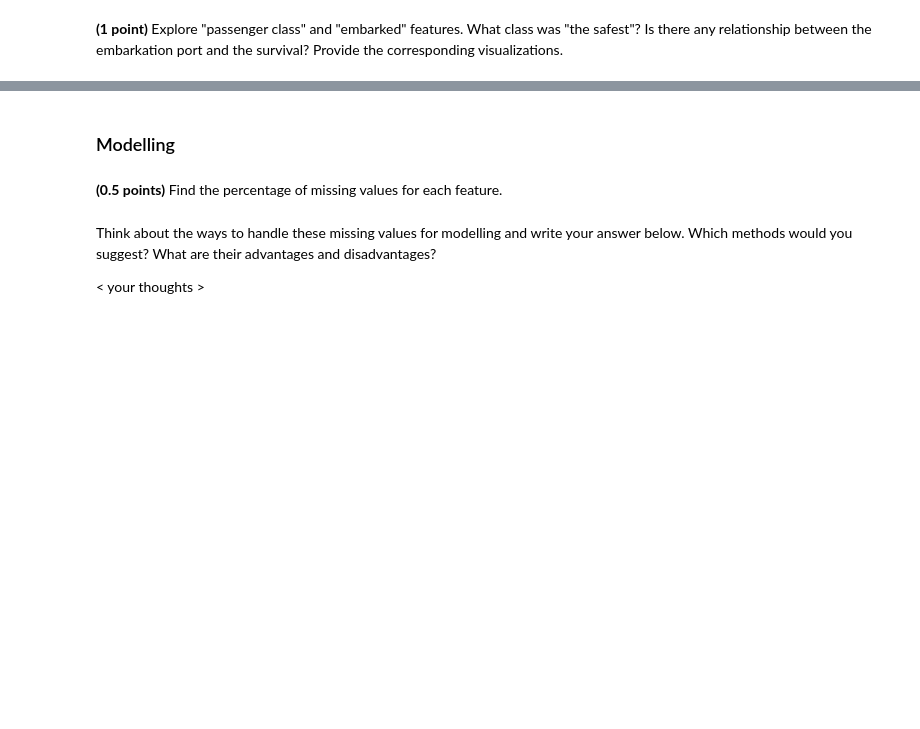
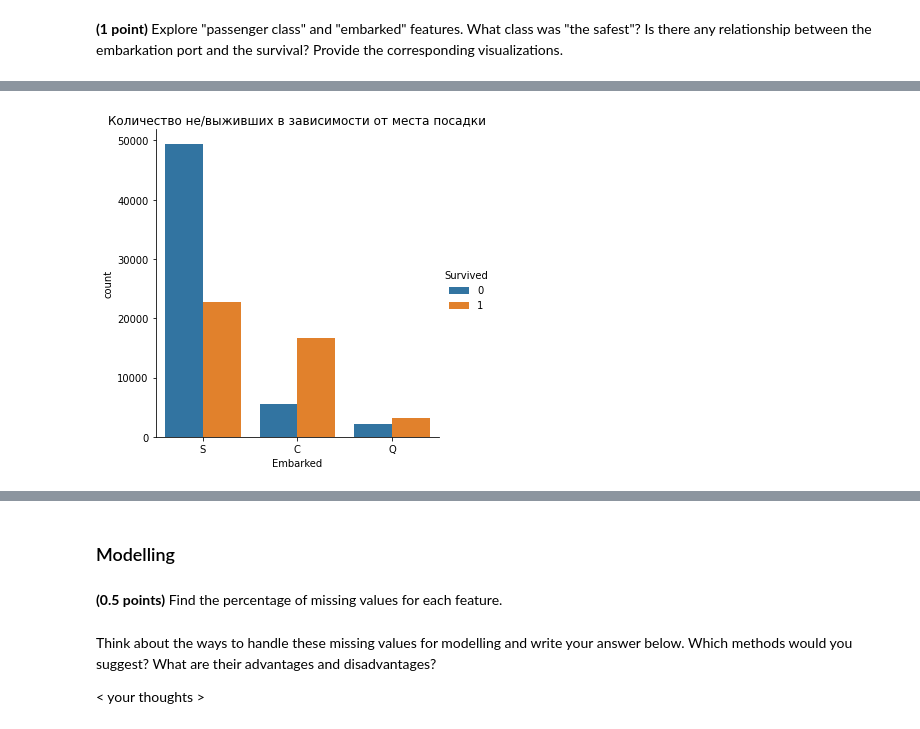
Before and after one commit to DimaValetsky/ml-intro, a Jupyter notebook: 5_classification_linear_knn/hw_classification.ipynb, the cells around one changed output, grey strips where cells are left out. Cells and saved outputs as stored; diff of their text form; code cells hidden in the pictures; blank space fills up the shorter version.

```diff
--- a/5_classification_linear_knn/hw_classification.ipynb
+++ b/5_classification_linear_knn/hw_classification.ipynb
@@ -460,0 +475,6 @@ plt.grid()
+# %%
+sns.catplot(x='Embarked', data=data, hue='Survived', kind='count')
+plt.title('Количество не/выживших в зависимости от места посадки')
+plt.show()
+# %% [output]
+[figure, added]
```
Also changed, not shown: parts of 10 cells of this notebook.
